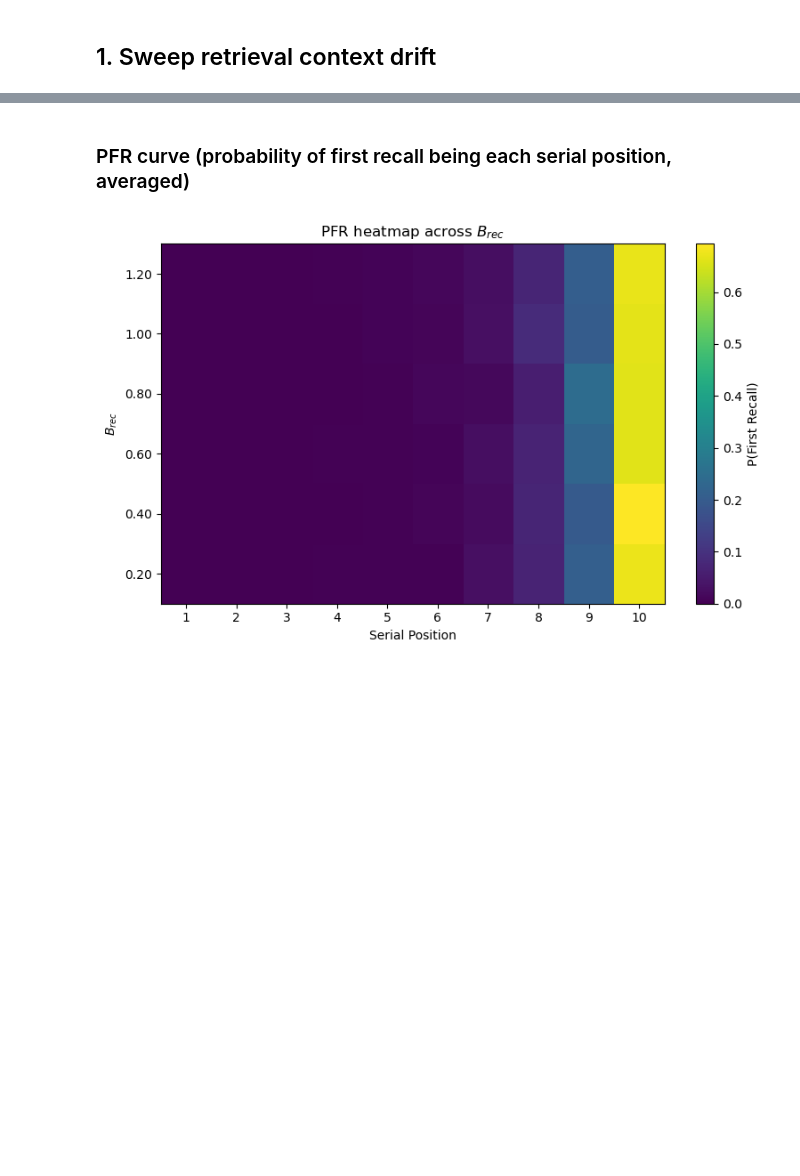
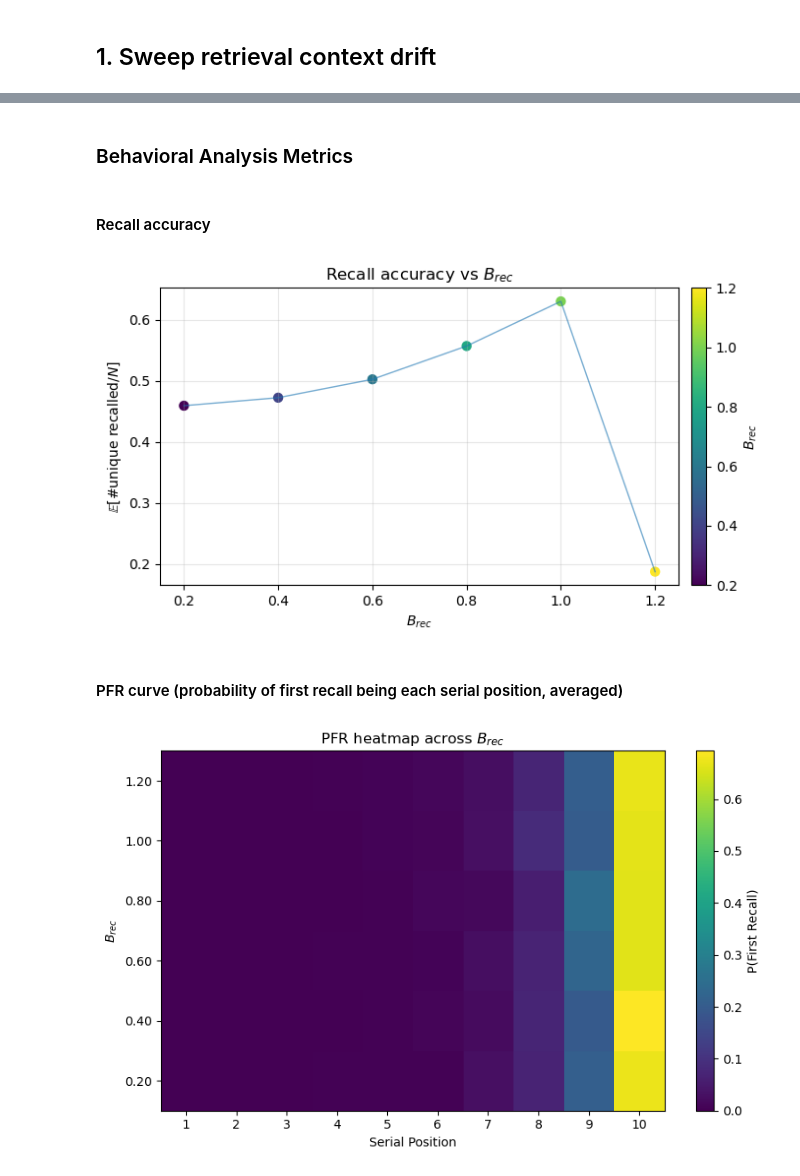
Before and after one commit to beaverjuly/PTSD_MemorySegmentation, a Jupyter notebook: external/CMR_SEM/CMR_MultiParameterSweep.ipynb, the cells around one changed output, grey strips where cells are left out. Drawn from its saved outputs; the diff is of its cells as text; code cells hidden in the pictures; blank space fills up the shorter version.

```diff
--- a/external/CMR_SEM/CMR_MultiParameterSweep.ipynb
+++ b/external/CMR_SEM/CMR_MultiParameterSweep.ipynb
@@ -1548,5 +1761,19 @@ sweep_B_rec = sweep_one_param(
+# %% [markdown]
+### Behavioral Analysis Metrics
+# %% [markdown]
+#### Recall accuracy
+# %%
+plot_scalar_metric_vs_param(
+    sweep_B_rec, B_rec_grid,
+    param_label=r"$B_{rec}$",
+    metric_fn=lambda rs: recall_accuracy(rs, N=N, unique=True),
+    title=r"Recall accuracy vs $B_{rec}$",
+    y_label=r"$\mathbb{E}[\#\mathrm{unique\ recalled}/N]$",
+)
+# %% [output]
+[figure, added]
 # %% [markdown]
-### PFR curve (probability of first recall being each serial position, averaged)
+#### PFR curve (probability of first recall being each serial position, averaged)
 # %%
 plot_pfr_heatmap(
     sweep_B_rec, B_rec_grid,
```
Also changed, not shown: parts of 137 cells of this notebook.
